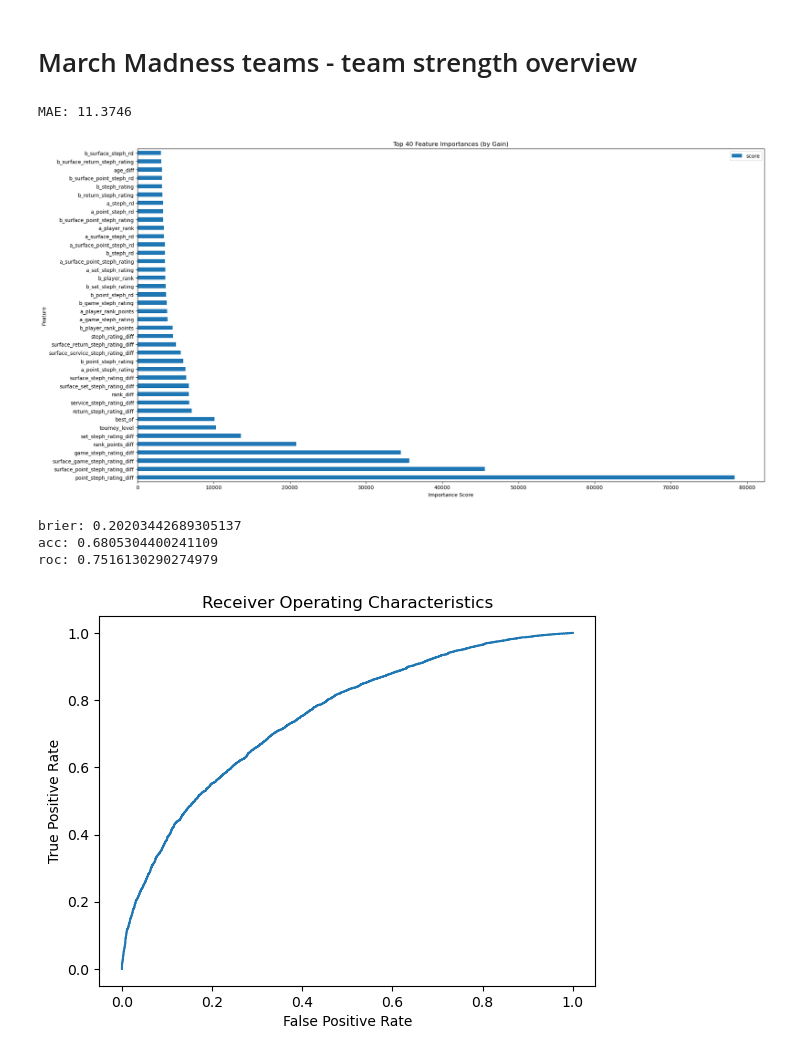
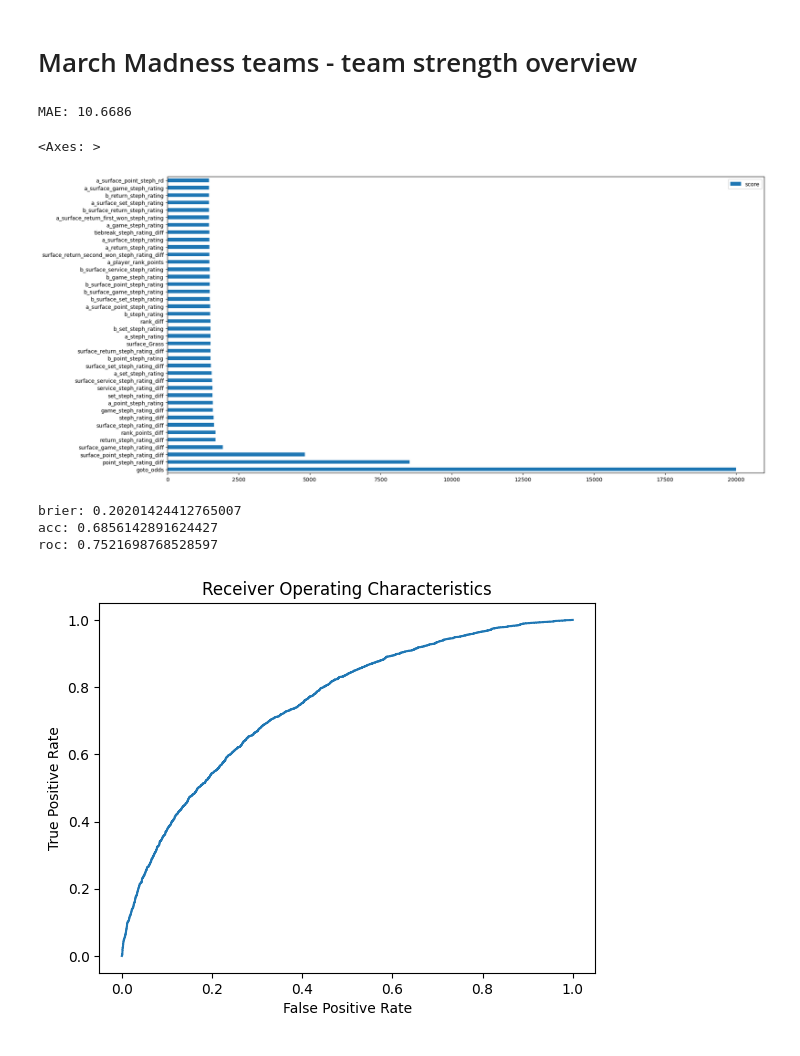
Before and after one commit to dsw225/TennisPredictionModel, a Jupyter notebook: breakpoint/analyzers/New/Top_XGBoost.ipynb, the cells around one changed output. Cells and saved outputs as stored; diff of their text form; code cells hidden in the pictures.

```diff
--- a/breakpoint/analyzers/New/Top_XGBoost.ipynb
+++ b/breakpoint/analyzers/New/Top_XGBoost.ipynb
@@ -145,3 +212,17 @@ def cauchyobj(preds, dtrain):
+# %%
+
+import goto_conversion
+
+def preprocessed_goto_conversion(listOfOdds, total = 1):
+    listOfProbabilities = [1/x for x in listOfOdds]
+    isProbSumBelowTotal = sum(listOfProbabilities) < total
+    if isProbSumBelowTotal: #input to goto_conversion must be odds where sum of inverse odds exceeds or equals 1
+        reversedListOfOdds = [1/(1-x) for x in listOfProbabilities] #unfair odds of losing
+        reversedListOfProbabilities = goto_conversion.goto_conversion(reversedListOfOdds, multiplicativeIfUnprudentOdds = True) #convert the unfair odds of losing to fair probabilities of losing
+        outputListOfProbabilities = [1-x for x in reversedListOfProbabilities] #convert fair probabilities of losing to fair probabilities of winning
+    else:
+        outputListOfProbabilities = goto_conversion.goto_conversion(listOfOdds, multiplicativeIfUnprudentOdds = True)
+    return outputListOfProbabilities
 # %%
 # build proxy models to predict win margin
 # Data cleaning and filtering
@@ -149,14 +230,24 @@ df = df.dropna()
 
 # Uncomment and use if necessary
 # df = df[(df['surface_Hard'] == 1.0)]
-# df = df[(df['tourney_level'] == 6)]
+df = df[(df['tourney_level'] != 6)]
 
 # Extract odds before dropping them from df
 odds_df = df[['a_odds', 'b_odds']].copy()
 odds_df.index = df.index  # Ensure proper indexing
 
+# df = df.drop(columns=['a_odds', 'b_odds', 'a_b_win'])  # Remove odds from feature set
+# df = df.drop(columns=['a_b_win'])  # Remove odds from feature set
+
+correctProbs_list = []
+
+for i in range(len(df)):
+    row = df.iloc[i]
+    convertedProbs = preprocessed_goto_conversion([row['a_odds'], row['b_odds']])
+    correctProbs_list.append(convertedProbs[0])
+
 df = df.drop(columns=['a_odds', 'b_odds', 'a_b_win'])  # Remove odds from feature set
-# df = df.drop(columns=['a_b_win'])  # Remove odds from feature set
+df['goto_odds'] = correctProbs_list
 
 # Define features and target
 y = df.pop('point_diff').values
@@ -166,17 +257,31 @@ y = df.pop('point_diff').values
 X = df.values  # Use NumPy array for better efficiency
 features = df.columns
 
+# param = {}
+# param['eval_metric'] =  'mae'
+# # param['objective'] = 'reg:squarederror'
+# param['booster'] = 'gbtree'
+# param['eta'] = 0.01
+# param['subsample'] = 0.35
+# param['colsample_bytree'] = 0.7
+# param['num_parallel_tree'] = 10 #best so far
+# param['min_child_weight'] = 40
+# param['gamma'] = 10
+# param['max_depth'] =  3
+
 param = {}
 param['eval_metric'] =  'mae'
 # param['objective'] = 'reg:squarederror'
 param['booster'] = 'gbtree'
-param['eta'] = 0.01
-param['subsample'] = 0.35
-param['colsample_bytree'] = 0.7
-param['num_parallel_tree'] = 10 #best so far
-param['min_child_weight'] = 40
-param['gamma'] = 10
-param['max_depth'] =  3
+param['eta'] = 0.032781547665485467
+param['subsample'] = 0.405509979053557
+param['colsample_bytree'] = 0.8720591752826844
+param['num_parallel_tree'] = 14 #best so far
+param['min_child_weight'] = 25
+param['gamma'] = 15.907992625717428
+param['max_depth'] = 4
+param['alpha'] = 10
+
 
 num_rounds = 1000
 
@@ -194,37 +299,39 @@ x_train, x_val, y_train, y_val, idx_train, idx_val = train_test_split(
 dtrain = xgb.DMatrix(x_train, label=y_train)
 dval = xgb.DMatrix(x_val, label=y_val)
 model = xgb.train(
     params=param,
     dtrain=dtrain,
     num_boost_round=num_rounds,
     obj = cauchyobj #Test further
 )
 
 # Predictions
 preds = model.predict(dval)
 mae = mean_absolute_error(y_val, preds)
 print(f'MAE: {mae:.4f}')
 
 # Store out-of-fold results
 oof_preds = np.array(preds)
 oof_targets = np.array(y_val)
 
 # Map feature importance keys (like 'f0', 'f1', ...) to actual column names
 feature_mapping = {f'f{index}': name for index, name in enumerate(features)}
 feature_importance = model.get_score(importance_type='gain')
 
 # Convert to readable names
 readable_importance = {feature_mapping[k]: v for k, v in feature_importance.items()}
 
 # Convert to DataFrame and plot
 data = pd.DataFrame.from_dict(readable_importance, orient='index', columns=['score'])
 data = data.sort_values(by="score", ascending=False)
 data.nlargest(40, columns="score").plot(kind='barh', figsize=(20, 10))
 # %% [output]
-MAE: 11.3746
+MAE: 10.6686
+<Axes: >
-[figure, old version]
+[figure, new version]
 # %%
 t = 30
+
 
 dat = list(zip(oof_preds, (oof_targets > 0).astype(int)))
 dat = sorted(dat, key=lambda x: x[0])
@@ -248,10 +355,10 @@ plt.xlabel("False Positive Rate")
 plt.ylabel("True Positive Rate")
 plt.show()
 # %% [output]
-brier: 0.20203442689305137
-acc: 0.6805304400241109
-roc: 0.7516130290274979
+brier: 0.20201424412765007
+acc: 0.6856142891624427
+roc: 0.7521698768528597
-[figure, old version]
+[figure, new version]
 # %%
 # win margin model predictions and win probability spline fit on the same plot
 df = pd.DataFrame({'pred': np.round(oof_preds,0),
```
Also changed, not shown: parts of 6 cells of this notebook, 41 other files.
